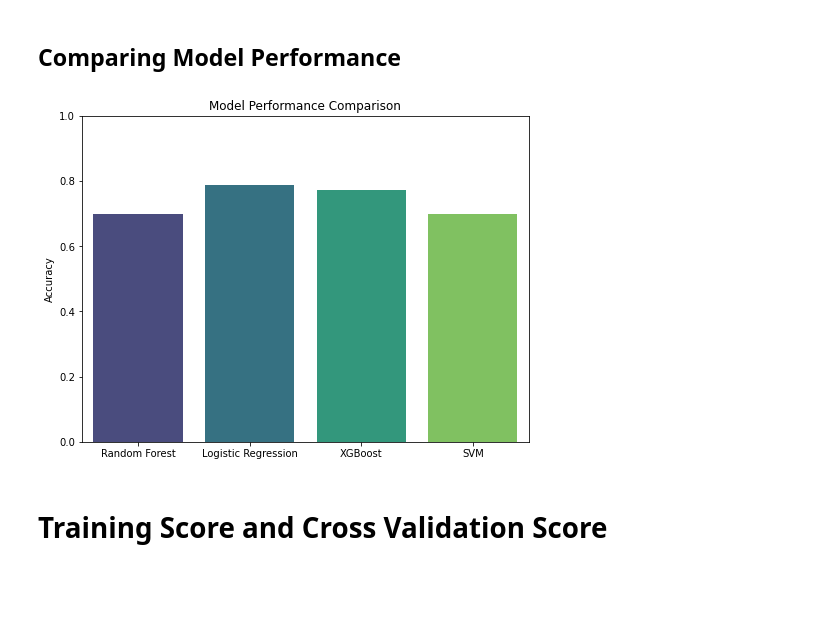
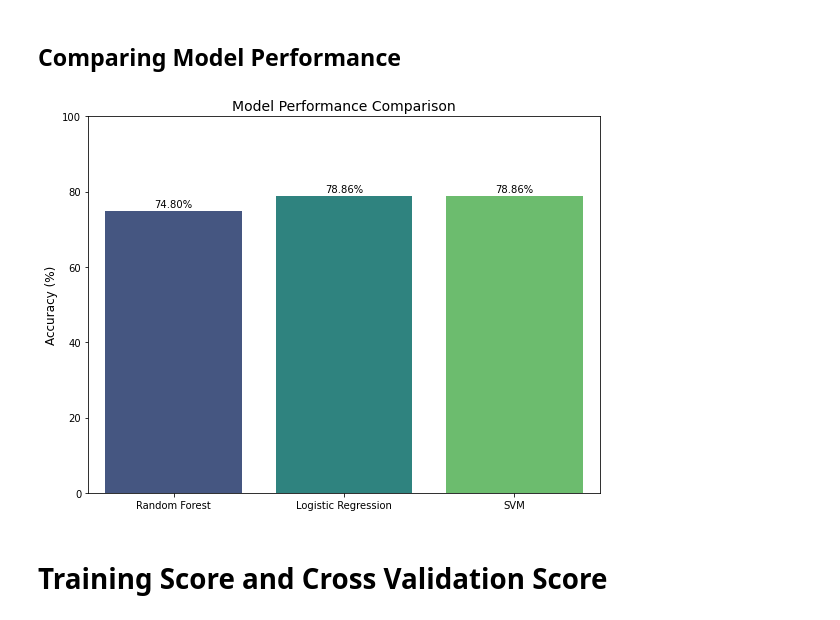
Before and after one commit to Bharanimaran/Msc_Dissertation_Project, a Jupyter notebook: Home_Loan_Sanction_Prediction_Project.ipynb, the cells around one changed output. Cells and saved outputs as stored; diff of their text form; code cells hidden in the pictures; blank space fills up the shorter version.

```diff
--- a/Home_Loan_Sanction_Prediction_Project.ipynb
+++ b/Home_Loan_Sanction_Prediction_Project.ipynb
@@ -234,7 +262,3 @@ X_train, X_test, y_train, y_test = train_test_split(X, y, test_size=0.2, random_
 scaler = StandardScaler()
 X_train = scaler.fit_transform(X_train)
 X_test = scaler.transform(X_test)
-
-# SMOTE for Class Balancing
-smote = SMOTE(random_state=42)
-X_train, y_train = smote.fit_resample(X_train, y_train)
@@ -368,11 +424,0 @@ weighted avg       0.83      0.79      0.76       123
-# %%
-from xgboost import XGBClassifier
-
-# XGBoost model
-xgb_model = XGBClassifier(use_label_encoder=False, eval_metric='logloss', random_state=42)
-xgb_model.fit(X_train, y_train)
-y_pred_xgb = xgb_model.predict(X_test)
-
-# Evaluation
-print("XGBoost Accuracy:", accuracy_score(y_test, y_pred_xgb))
-print("Classification Report:\n", classification_report(y_test, y_pred_xgb))
@@ -499,22 +506,26 @@ Stacking Model Accuracy: 0.71
 ## Comparing Model Performance
 # %%
 # Model accuracy summary
-models = ['Random Forest', 'Logistic Regression', 'XGBoost', 'SVM']
+models = ['Random Forest', 'Logistic Regression', 'SVM']
 accuracies = [
-    accuracy_score(y_test, y_pred_rf),
-    accuracy_score(y_test, y_pred_lr),
-    accuracy_score(y_test, y_pred_xgb),
-    accuracy_score(y_test, y_pred_svm)
+    accuracy_score(y_test, y_pred_rf) * 100,
+    accuracy_score(y_test, y_pred_lr) * 100,
+    accuracy_score(y_test, y_pred_svm) * 100
 ]
+
 # Bar plot for comparison
 plt.figure(figsize=(8, 6))
-sns.barplot(x=models, y=accuracies, palette='viridis')
-plt.title("Model Performance Comparison")
-plt.ylabel("Accuracy")
-plt.ylim(0, 1)
+ax = sns.barplot(x=models, y=accuracies, palette='viridis')
+for index, value in enumerate(accuracies):
+    plt.text(index, value + 1, f"{value:.2f}%", ha='center', fontsize=10)
+plt.title("Model Performance Comparison", fontsize=14)
+plt.ylabel("Accuracy (%)", fontsize=12)
+plt.ylim(0, 100)
+plt.xticks(fontsize=10)
+plt.tight_layout()
 plt.show()
 # %% [output]
-[figure, old version]
+[figure, new version]
 # %% [markdown]
 # Training Score and Cross Validation Score
 # %%
```
Also changed, not shown: parts of 16 cells of this notebook.
